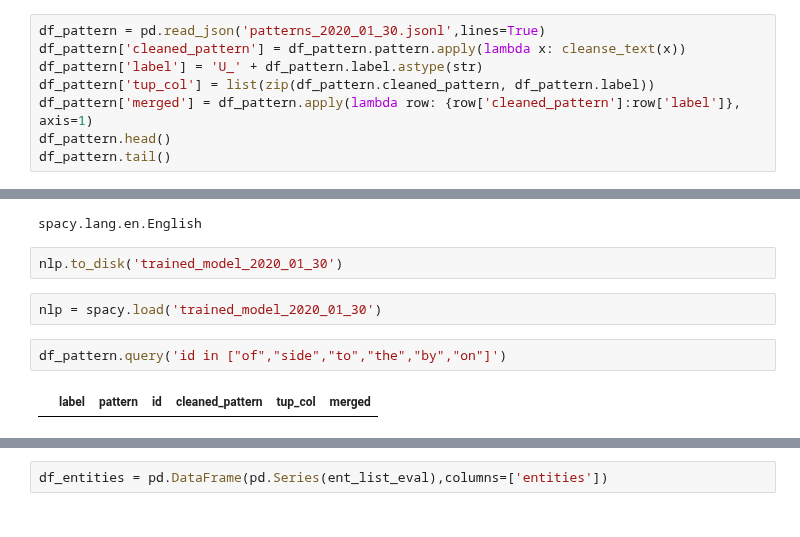
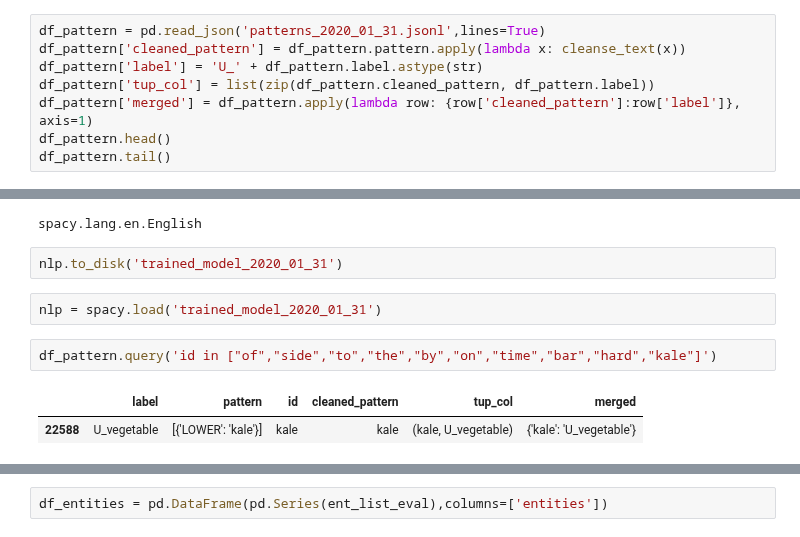
Before and after one commit to ravi-gopalan/DAND_Data_Wrangling, a Jupyter notebook: post_training_processing.ipynb, the cells around one changed output, grey strips where cells are left out. Saved outputs shown, nothing was run; the diff lists cells and outputs as text.

```diff
--- a/post_training_processing.ipynb
+++ b/post_training_processing.ipynb
@@ -177,7 +178,7 @@ def clean_like_objects(text):
 -rw------- 1 root root    6749 Dec 26 18:11 pattern_spice.jsonl
 -rw------- 1 root root    9140 Dec 26 18:11 pattern_vegetable.jsonl
 # %%
-df_pattern = pd.read_json('patterns_2020_01_30.jsonl',lines=True)
+df_pattern = pd.read_json('patterns_2020_01_31.jsonl',lines=True)
 df_pattern['cleaned_pattern'] = df_pattern.pattern.apply(lambda x: cleanse_text(x))
 df_pattern['label'] = 'U_' + df_pattern.label.astype(str)
 df_pattern['tup_col'] = list(zip(df_pattern.cleaned_pattern, df_pattern.label))
@@ -385,13 +398,14 @@ type(nlp)
 # %% [output]
 spacy.lang.en.English
 # %%
-nlp.to_disk('trained_model_2020_01_30')
+nlp.to_disk('trained_model_2020_01_31')
 # %%
-nlp = spacy.load('trained_model_2020_01_30')
+nlp = spacy.load('trained_model_2020_01_31')
 # %%
-df_pattern.query('id in ["of","side","to","the","by","on"]')
+df_pattern.query('id in ["of","side","to","the","by","on","time","bar","hard","kale"]')
 # %% [output]
 |  | label | pattern | id | cleaned_pattern | tup_col | merged |
+| 22588 | U_vegetable | [{'LOWER': 'kale'}] | kale | kale | (kale, U_vegetable) | {'kale': 'U_vegetable'} |
 # %%
 ent_list_eval = []
 for doc in nlp.pipe(eval_reviews['text']):
```
Also changed, not shown: parts of 28 cells of this notebook.
